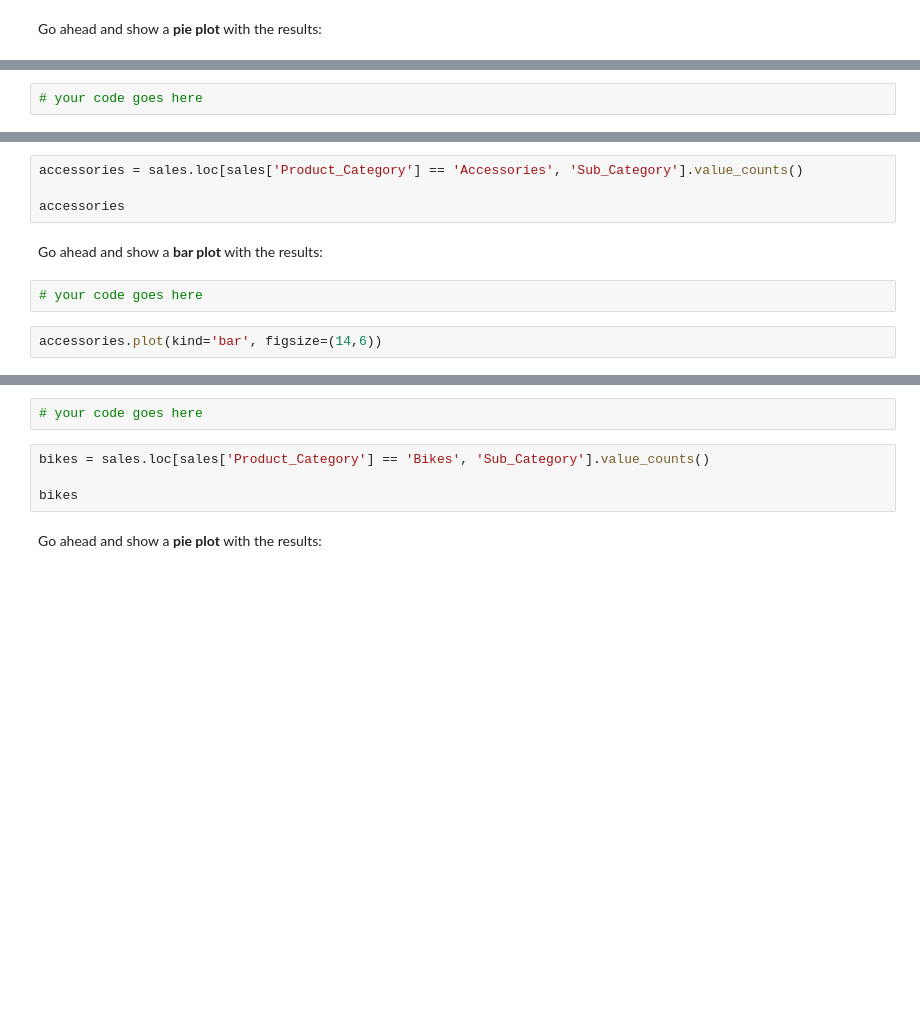
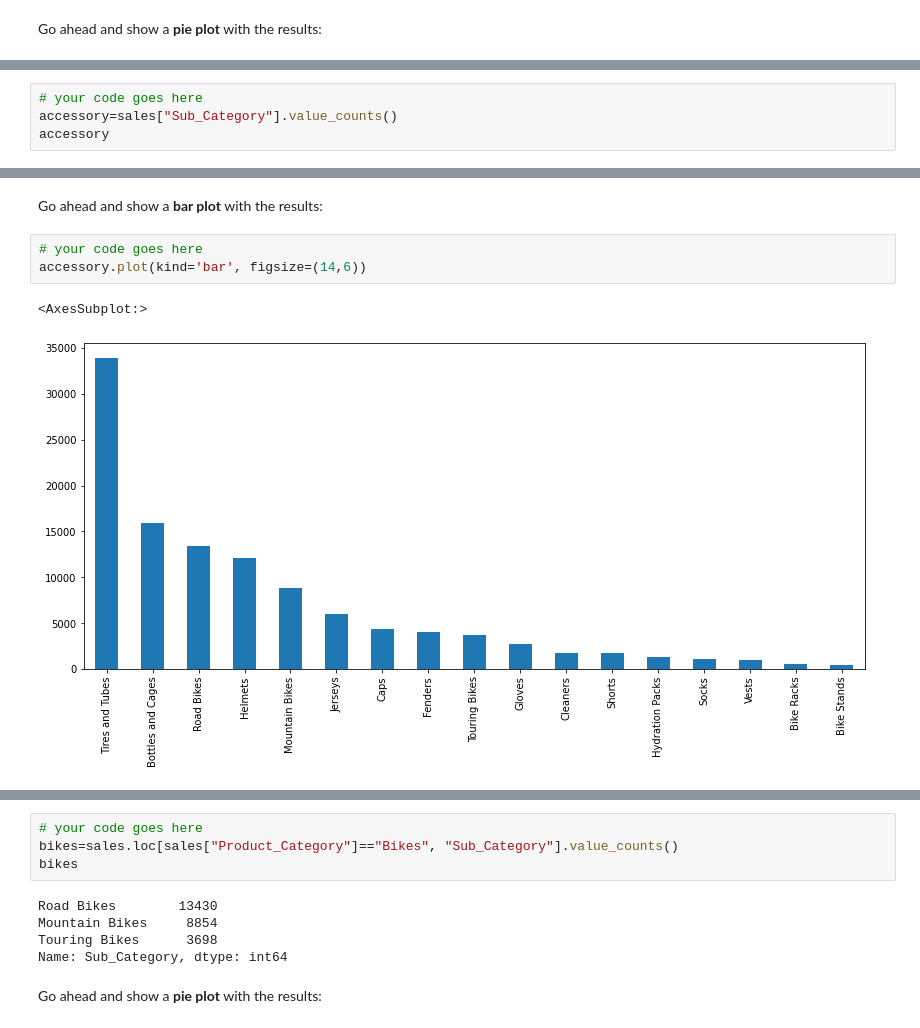
Before and after one commit to juneharold/MLintro, a Jupyter notebook: Data_Science/Data_Analysis_FCC/Exercises_1.ipynb, the cells around one changed output, grey strips where cells are left out. Drawn from its saved outputs; the diff is of its cells as text; blank space fills up the shorter version.

```diff
--- a/Data_Science/Data_Analysis_FCC/Exercises_1.ipynb
+++ b/Data_Science/Data_Analysis_FCC/Exercises_1.ipynb
@@ -338,3 +365,5 @@ sales['Product_Category'].value_counts().plot(kind='pie', figsize=(6,6))
 ### How many orders were made per accessory sub-categories?
 # %%
 # your code goes here
+accessory=sales["Sub_Category"].value_counts()
+accessory
@@ -341,23 +389,24 @@ sales['Product_Category'].value_counts().plot(kind='pie', figsize=(6,6))
-# %%
-accessories = sales.loc[sales['Product_Category'] == 'Accessories', 'Sub_Category'].value_counts()
-
-accessories
 # %% [markdown]
 Go ahead and show a <b>bar plot</b> with the results:
 # %%
 # your code goes here
+accessory.plot(kind='bar', figsize=(14,6))
+# %% [output]
+<AxesSubplot:>
+[figure, added]
-# %%
-accessories.plot(kind='bar', figsize=(14,6))
 # %% [markdown]
 ![green-divider](https://user-images.githubusercontent.com/7065401/52071924-c003ad80-2562-11e9-8297-1c6595f8a7ff.png)
 
 ### How many orders were made per bike sub-categories?
 # %%
 # your code goes here
+bikes=sales.loc[sales["Product_Category"]=="Bikes", "Sub_Category"].value_counts()
+bikes
+# %% [output]
+Road Bikes        13430
+Mountain Bikes     8854
+Touring Bikes      3698
+Name: Sub_Category, dtype: int64
-# %%
-bikes = sales.loc[sales['Product_Category'] == 'Bikes', 'Sub_Category'].value_counts()
-
-bikes
 # %% [markdown]
 Go ahead and show a <b>pie plot</b> with the results:
 # %%
```
Also changed, not shown: parts of 45 cells of this notebook.
